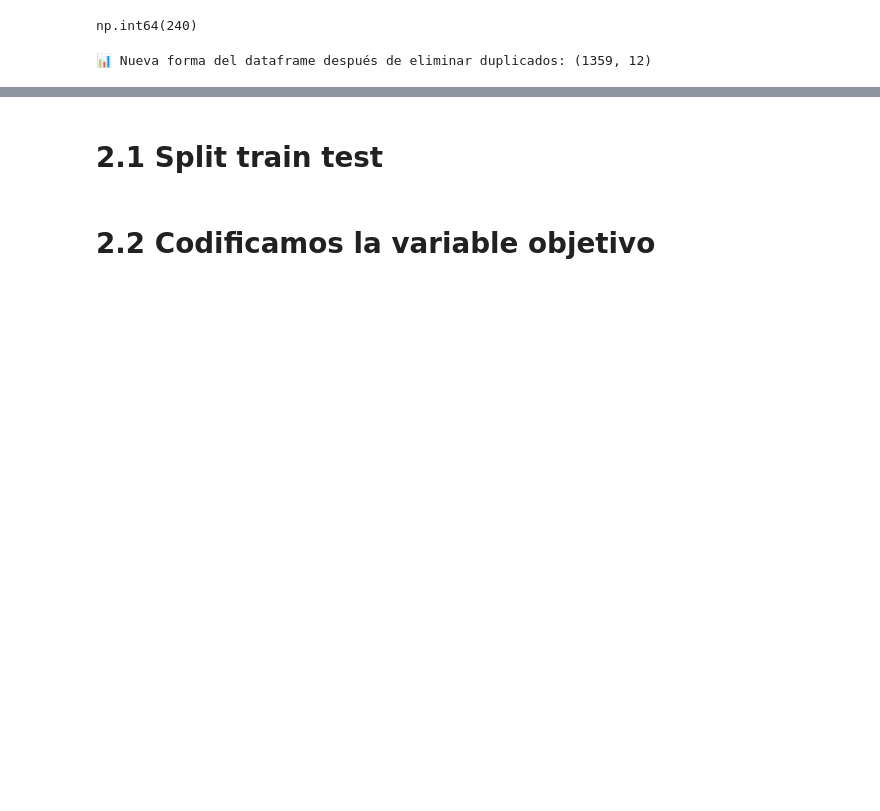
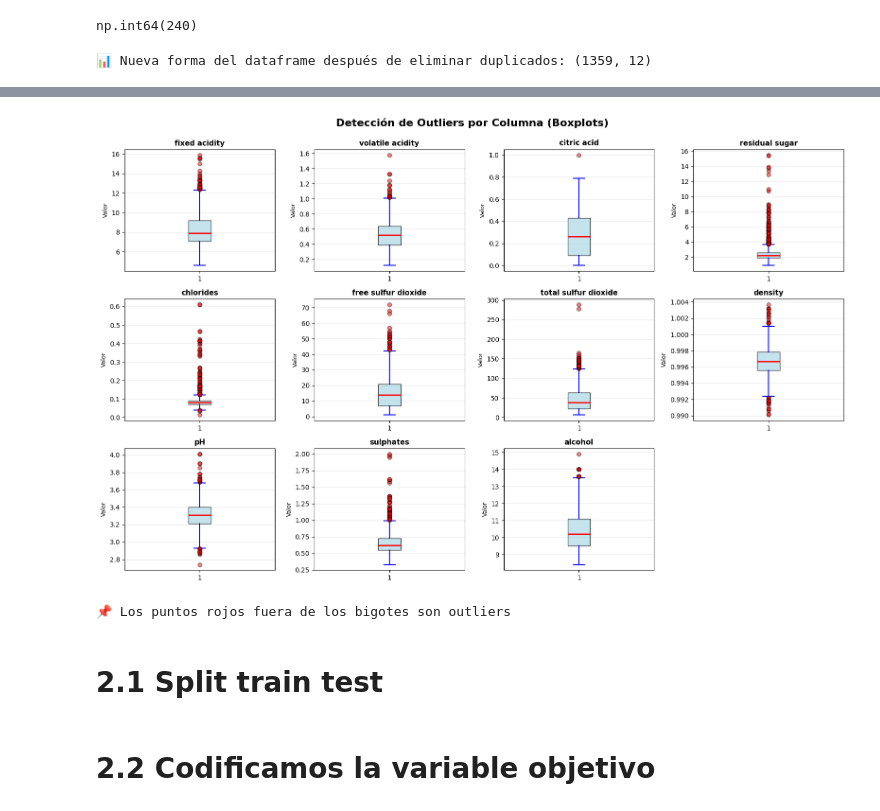
Before and after one commit to 4GeeksAcademy/carlos060495-intro-ml, a Jupyter notebook: src/08-knn.ipynb, the cells around one changed output, grey strips where cells are left out. Saved outputs shown, nothing was run; the diff lists cells and outputs as text; code cells hidden in the pictures; blank space fills up the shorter version.

```diff
--- a/src/08-knn.ipynb
+++ b/src/08-knn.ipynb
@@ -67,3 +155,33 @@ print(f"📊 Nueva forma del dataframe después de eliminar duplicados: {df.shap
+# %%
+# Visualización de outliers con boxplots
+fig, axes = plt.subplots(3, 4, figsize=(16, 10))
+fig.suptitle('Detección de Outliers por Columna (Boxplots)', fontsize=16, fontweight='bold', y=0.995)
+
+axes = axes.ravel()
+
+for idx, col in enumerate(columnas_numericas):
+    axes[idx].boxplot(df[col], vert=True, patch_artist=True,
+                     boxprops=dict(facecolor='lightblue', alpha=0.7),
+                     medianprops=dict(color='red', linewidth=2),
+                     whiskerprops=dict(color='blue', linewidth=1.5),
+                     capprops=dict(color='blue', linewidth=1.5),
+                     flierprops=dict(marker='o', markerfacecolor='red', markersize=6, alpha=0.5))
+
+    axes[idx].set_title(col, fontsize=11, fontweight='bold')
+    axes[idx].grid(axis='y', alpha=0.3)
+    axes[idx].set_ylabel('Valor', fontsize=9)
+
+# Ocultar ejes sobrantes si hay menos de 12 columnas
+for idx in range(len(columnas_numericas), len(axes)):
+    axes[idx].axis('off')
+
+plt.tight_layout()
+plt.show()
+
+print("📌 Los puntos rojos fuera de los bigotes son outliers")
+# %% [output]
+[figure, added]
+📌 Los puntos rojos fuera de los bigotes son outliers
 # %% [markdown]
 # 2.1 Split train test
 # %%
```
Also changed, not shown: parts of 11 cells of this notebook, 1 other file.
